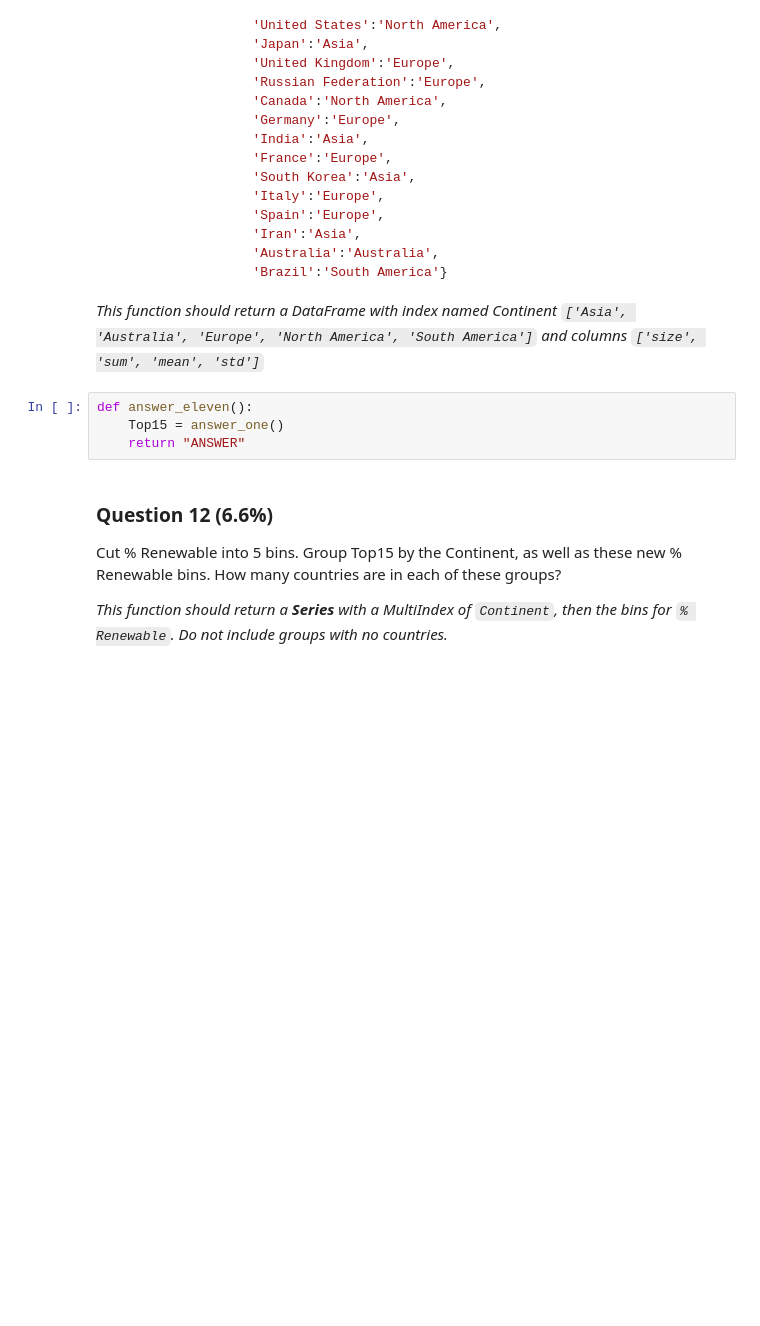
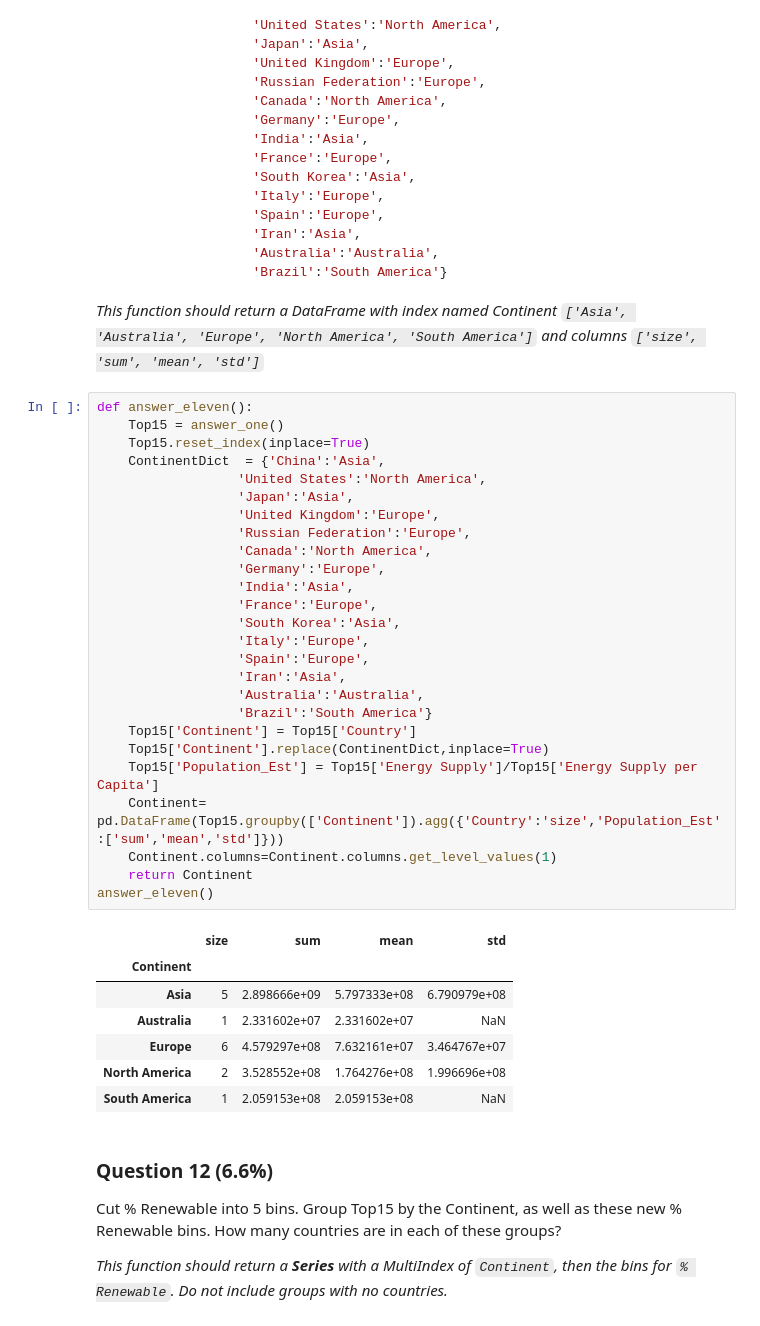
Before and after one commit to vishalmishra14/Introduction-to-Data-Science-in-Python, a Jupyter notebook: week3/Assignment+3.ipynb, the cells around one changed output. Drawn from its saved outputs; the diff is of its cells as text; blank space fills up the shorter version.

````diff
--- a/week3/Assignment+3.ipynb
+++ b/week3/Assignment+3.ipynb
@@ -244,10 +349,40 @@ ContinentDict  = {'China':'Asia',
 ```
 
 *This function should return a DataFrame with index named Continent `['Asia', 'Australia', 'Europe', 'North America', 'South America']` and columns `['size', 'sum', 'mean', 'std']`*
-# %%
-def answer_eleven():
-    Top15 = answer_one()
-    return "ANSWER"
+# %%
+def answer_eleven():
+    Top15 = answer_one()
+    Top15.reset_index(inplace=True)
+    ContinentDict  = {'China':'Asia',
+                  'United States':'North America',
+                  'Japan':'Asia',
+                  'United Kingdom':'Europe',
+                  'Russian Federation':'Europe',
+                  'Canada':'North America',
+                  'Germany':'Europe',
+                  'India':'Asia',
+                  'France':'Europe',
+                  'South Korea':'Asia',
+                  'Italy':'Europe',
+                  'Spain':'Europe',
+                  'Iran':'Asia',
+                  'Australia':'Australia',
+                  'Brazil':'South America'}
+    Top15['Continent'] = Top15['Country']
+    Top15['Continent'].replace(ContinentDict,inplace=True)
+    Top15['Population_Est'] = Top15['Energy Supply']/Top15['Energy Supply per Capita']
+    Continent= pd.DataFrame(Top15.groupby(['Continent']).agg({'Country':'size','Population_Est':['sum','mean','std']}))
+    Continent.columns=Continent.columns.get_level_values(1)
+    return Continent
+answer_eleven()
+# %% [output]
+|  | size | sum | mean | std |
+| Continent |  |  |  |  |
+| Asia | 5 | 2.898666e+09 | 5.797333e+08 | 6.790979e+08 |
+| Australia | 1 | 2.331602e+07 | 2.331602e+07 | NaN |
+| Europe | 6 | 4.579297e+08 | 7.632161e+07 | 3.464767e+07 |
+| North America | 2 | 3.528552e+08 | 1.764276e+08 | 1.996696e+08 |
+| South America | 1 | 2.059153e+08 | 2.059153e+08 | NaN |
 # %% [markdown]
 ### Question 12 (6.6%)
 Cut % Renewable into 5 bins. Group Top15 by the Continent, as well as these new % Renewable bins. How many countries are in each of these groups?
````
Also changed, not shown: parts of 26 cells of this notebook.
